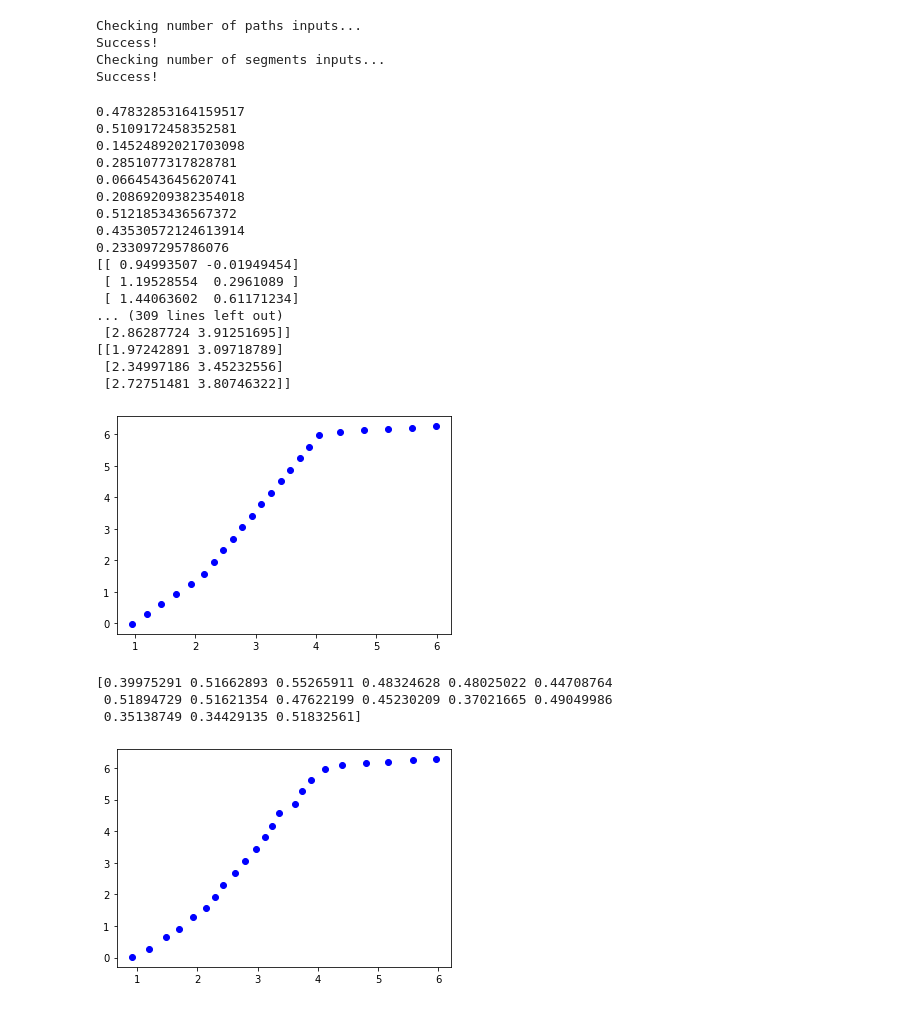
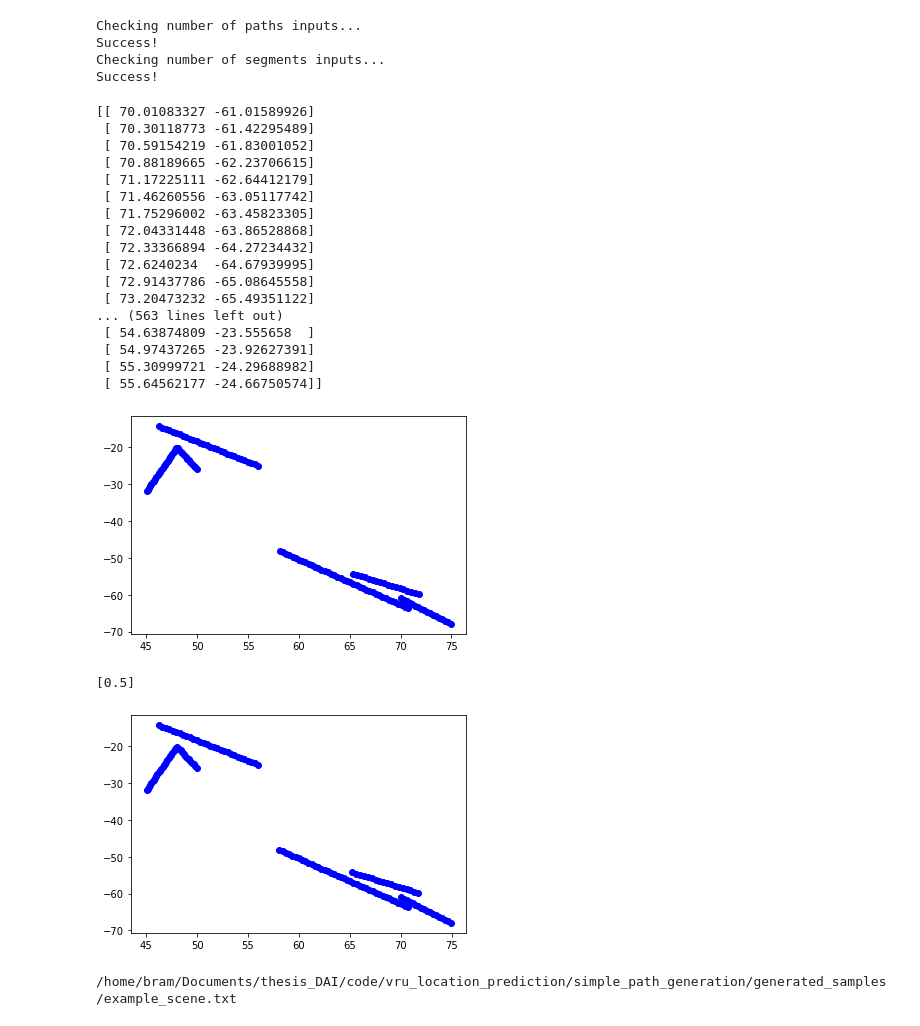
Before and after one commit to gitBram/vru_path_prediction, a Jupyter notebook: simple_path_generation/path_snippets.ipynb, the cells around one changed output. Cells and saved outputs as stored; diff of their text form; code cells hidden in the pictures.

Commit message:
creating the example path graphs

```diff
--- a/simple_path_generation/path_snippets.ipynb
+++ b/simple_path_generation/path_snippets.ipynb
@@ -28,20 +28,21 @@ import os
 # %%
 # Input variables for combined linear paths
 paths = [#x,y
-    [(1,0), (2.2,1.3), (4,6), (6,6)],
-    [(2,3),(3,4)]
+    [(70.0, -61.0), (65, -54), (58, -48), (45, -32), (48, -20), (46, -14), (36.0, -3.0)],
+    [(70.0, -61.0), (65, -54), (58, -48), (45, -32), (48, -20), (46, -14), (36.0, -3.0)]
 ]
+
 paths_waits_probs = [
-    [[.35, 1., 10, 5],[.35, 0., 0., 0.],[.35, 0., 0., 0.]], # percentage of segment where the stop is, probability of having to wait, average waiting time, waiting time deviation
-    [[.3, .0, 10, 5]]
+    [[.35, 0., 10, 5],[.35, 0., 0., 0.],[.35, 0., 0., 0.],[.35, 0., 0., 0.],[.35, 0., 0., 0.],[.35, 0., 0., 0.],[.35, 0., 0., 0.]],
+    [[.35, 0., 10, 5],[.35, 0., 0., 0.],[.35, 0., 0., 0.],[.35, 0., 0., 0.],[.35, 0., 0., 0.],[.35, 0., 0., 0.],[.35, 0., 0., 0.]] # percentage of segment where the stop is, probability of having to wait, average waiting time, waiting time deviation
 ]
-number_of_each_path = [10,5]
-speed_dist = [.5, .1] # Speed in m/s (mu and sigma)
+number_of_each_path = [2,2]
+speed_dist = [.5, .0] # Speed in m/s (mu and sigma)
 sample_freq = 1 # samples per second
-noise_measure = .03
-noise_path_generation = .1
+noise_measure = .01
+noise_path_generation = .01
 output_directory = "/home/bram/Documents/thesis_DAI/code/vru_location_prediction/simple_path_generation/generated_samples"
-output_filename = "output_paths.txt"
+output_filename = "example_scene.txt"
 # %%
 # Check dimensions of inputs to match
 check_number_paths = False
@@ -52,11 +53,11 @@ print("Success!") if len(paths) == len(paths_waits_probs) == len(number_of_each_
 
 print("Checking number of segments inputs...")
 error_found = False
-for path, path_wait in paths, paths_waits_probs:
-    if len(path) != len(path_wait):
-        error_found = True
-        break
-print("Success!") if error_found else print("Failed!");
+
+if len(paths) == len(paths_waits_probs):
+    print("Success!")
+else:
+    print("Failed!");
 # %% [output]
 Checking number of paths inputs...
 Success!
@@ -258,36 +259,34 @@ for path_ricos, path_lengths, path_prev_segments_leftovers, path_numbers_of_samp
 for p in paths_points:
     print(p)
 # %% [output]
-0.47832853164159517
-0.5109172458352581
-0.14524892021703098
-0.2851077317828781
-0.0664543645620741
-0.20869209382354018
-0.5121853436567372
-0.43530572124613914
-0.233097295786076
-[[ 0.94993507 -0.01949454]
- [ 1.19528554  0.2961089 ]
- [ 1.44063602  0.61171234]
-... (309 lines left out)
- [2.86287724 3.91251695]]
-[[1.97242891 3.09718789]
- [2.34997186 3.45232556]
- [2.72751481 3.80746322]]
+[[ 70.01083327 -61.01589926]
+ [ 70.30118773 -61.42295489]
+ [ 70.59154219 -61.83001052]
+ [ 70.88189665 -62.23706615]
+ [ 71.17225111 -62.64412179]
+ [ 71.46260556 -63.05117742]
+ [ 71.75296002 -63.45823305]
+ [ 72.04331448 -63.86528868]
+ [ 72.33366894 -64.27234432]
+ [ 72.6240234  -64.67939995]
+ [ 72.91437786 -65.08645558]
+ [ 73.20473232 -65.49351122]
+... (563 lines left out)
+ [ 54.63874809 -23.555658  ]
+ [ 54.97437265 -23.92627391]
+ [ 55.30999721 -24.29688982]
+ [ 55.64562177 -24.66750574]]
 # %%
 # Visualise current base paths
-plt.plot(paths_points[0][:,0], paths_points[0][:,1], 'bo')
+plt.plot(paths_points[1][:,0], paths_points[1][:,1], 'bo')
 plt.show()
 # %% [output]
-[figure, old version]
+[figure, new version]
 # %%
 # Check number of generated paths
 print(speeds)
 # %% [output]
-[0.39975291 0.51662893 0.55265911 0.48324628 0.48025022 0.44708764
- 0.51894729 0.51621354 0.47622199 0.45230209 0.37021665 0.49049986
- 0.35138749 0.34429135 0.51832561]
+[0.5]
 # %%
 # Add measurement gaussian noise
 mu, sigma = 0, noise_measure # mean and standard deviation
@@ -301,7 +300,7 @@ for path_points in paths_points:
 plt.plot(paths_points_noised[0][:,0], paths_points_noised[0][:,1], 'bo')
 plt.show()
 # %% [output]
-[figure, old version]
+[figure, new version]
 # %%
 # Output data in a nice format
 
@@ -326,3 +326,7 @@ for path in paths_points_noised:
 
 
 theFile.close()
+# %%
+print(os.path.join(output_directory, output_filename))
+# %% [output]
+/home/bram/Documents/thesis_DAI/code/vru_location_prediction/simple_path_generation/generated_samples/example_scene.txt
```
Also changed, not shown: parts of 1 cell of this notebook, 4 other files.
